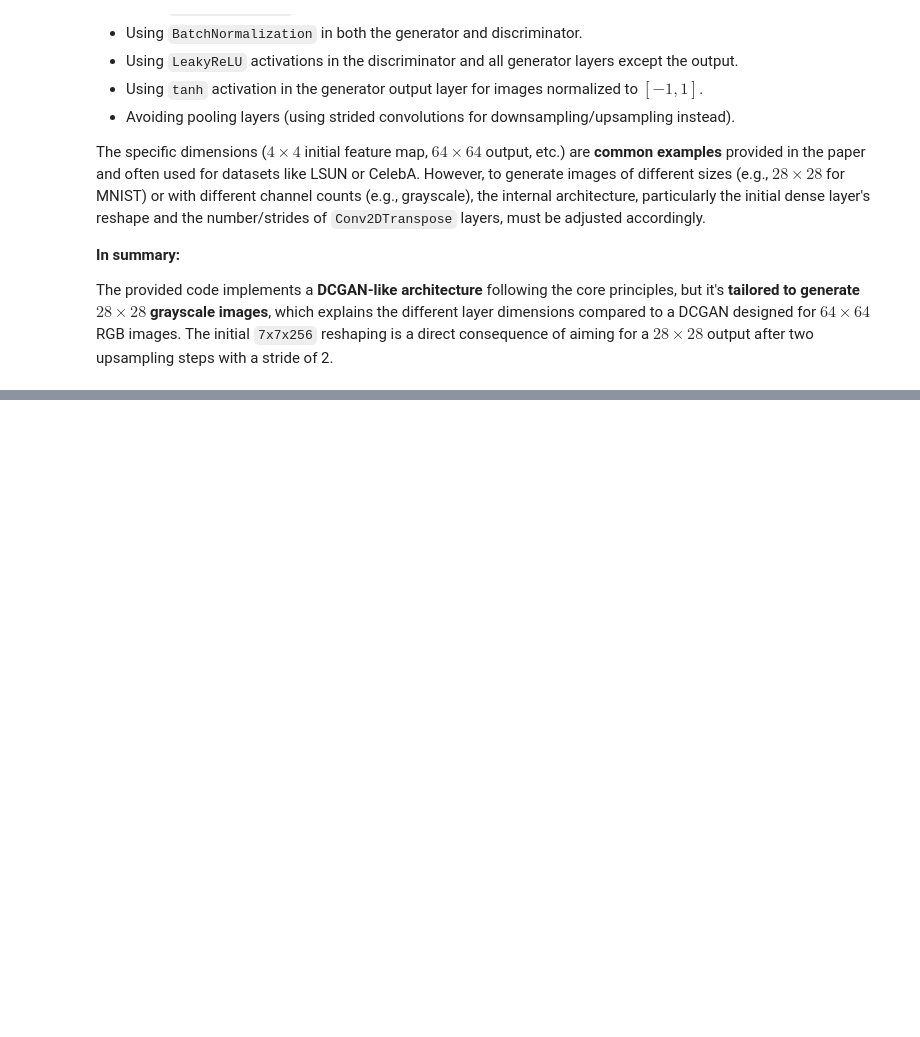
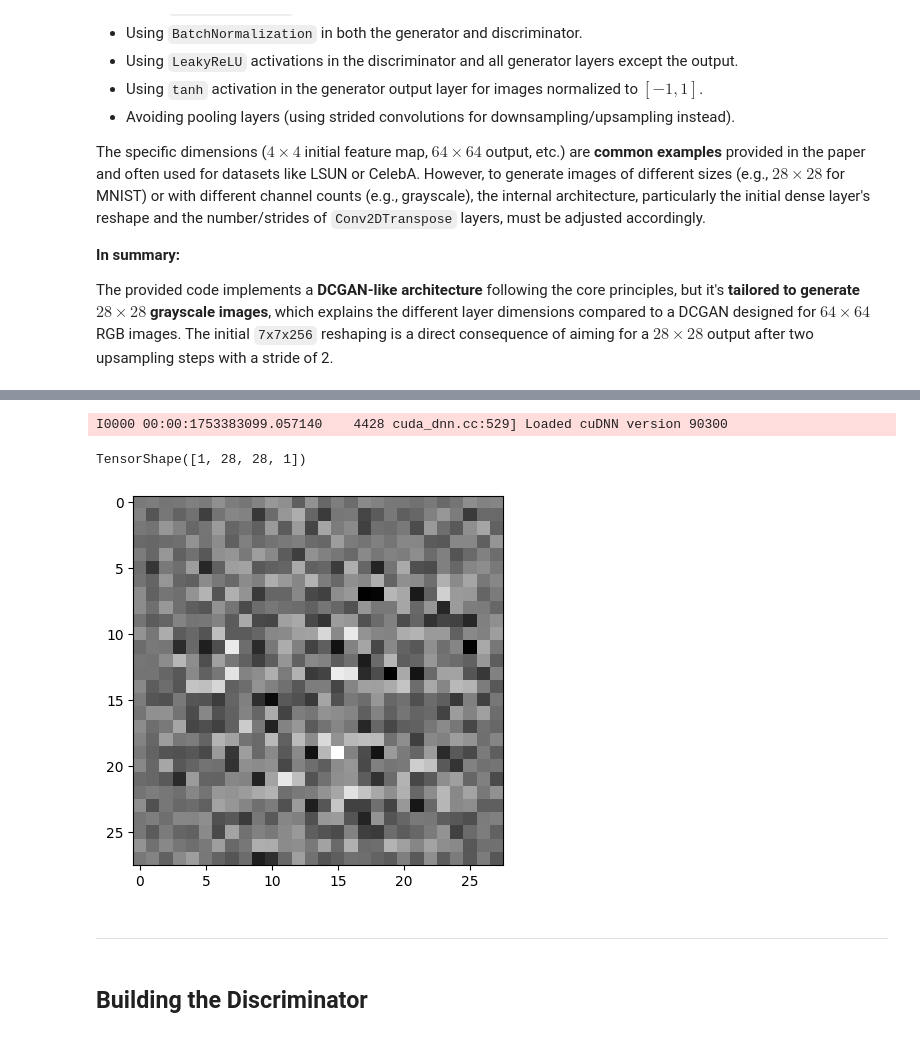
Before and after one commit to sajad-bana-zadeh/TensorFlow-DCGAN-MNIST, a Jupyter notebook: app.ipynb, the cells around one changed output, grey strips where cells are left out. Saved outputs shown, nothing was run; the diff lists cells and outputs as text; code cells hidden in the pictures; blank space fills up the shorter version.

Commit message:
Test and Run generator

```diff
--- a/app.ipynb
+++ b/app.ipynb
@@ -363,0 +370,3 @@ Model: "sequential"
+# %%
+noise = tf.random.normal([1, 100])
+noise
@@ -363,0 +391,16 @@ Model: "sequential"
+# %%
+generated_image = generator(noise, training = False)
+# %% [output]
+I0000 00:00:1753383099.057140    4428 cuda_dnn.cc:529] Loaded cuDNN version 90300
+# %%
+generated_image.shape
+# %% [output]
+TensorShape([1, 28, 28, 1])
+# %%
+plt.imshow(generated_image[0, :,:,0], cmap='gray');
+# %% [output]
+[figure, added]
+# %% [markdown]
+___
+# %% [markdown]
+## Building the Discriminator
```
Also changed, not shown: parts of 8 cells of this notebook.
